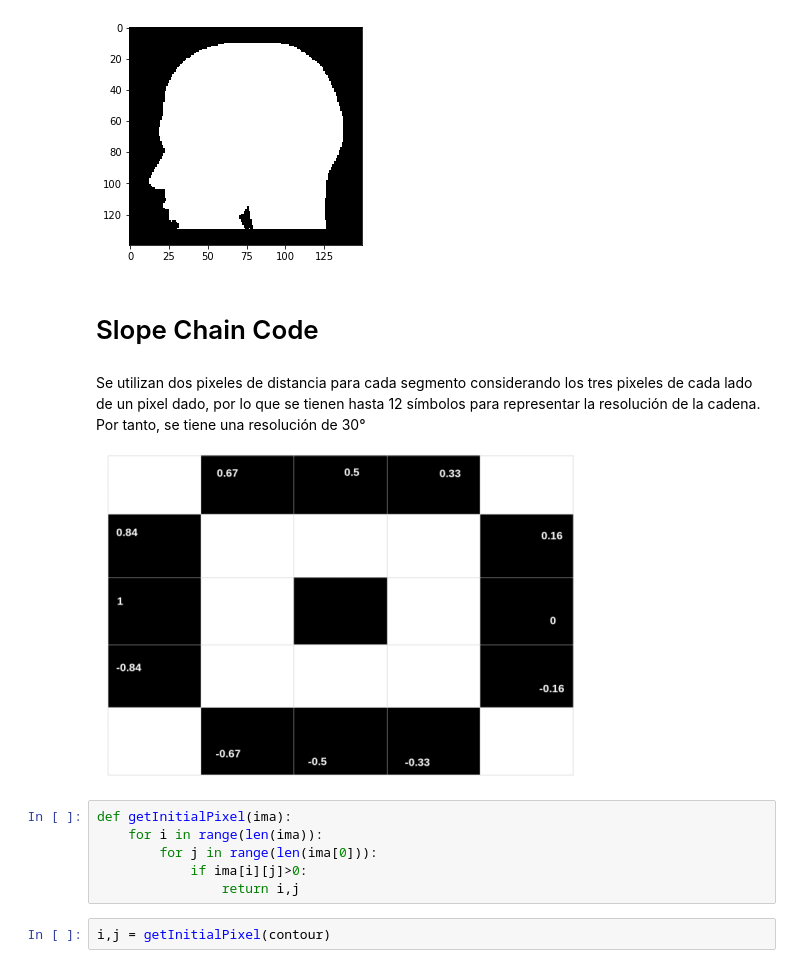
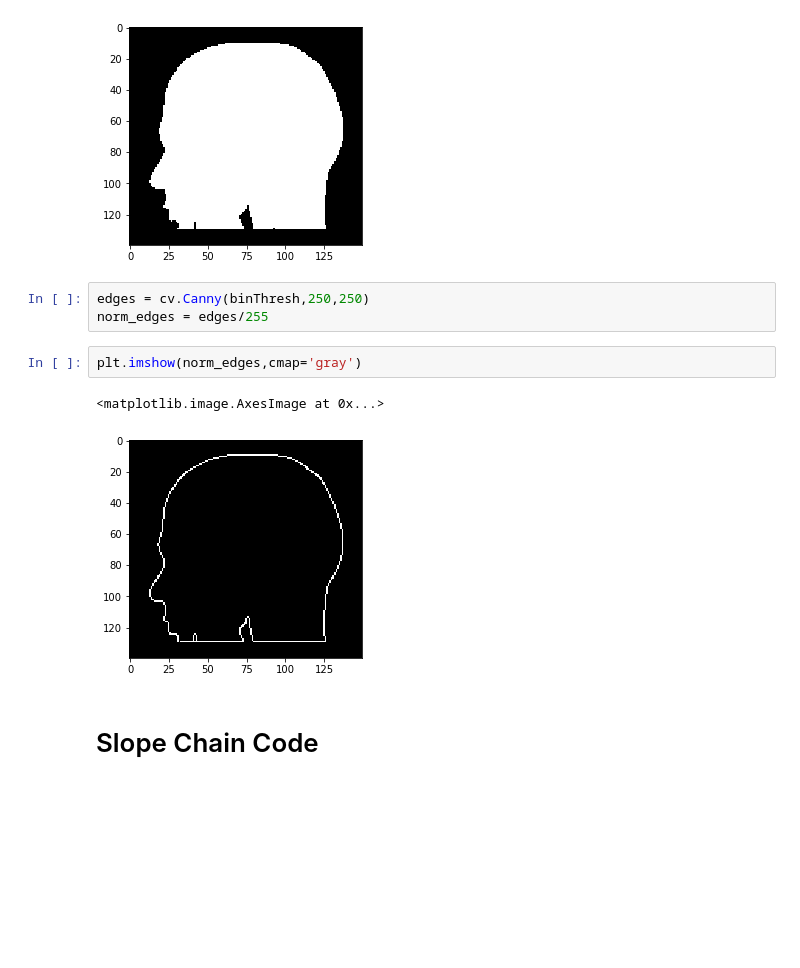
Before and after one commit to dbandala/CV, a Jupyter notebook: slope_chain_code/scc_book.ipynb, the cells around one changed output. Saved outputs shown, nothing was run; the diff lists cells and outputs as text; blank space fills up the shorter version.

```diff
--- a/slope_chain_code/scc_book.ipynb
+++ b/slope_chain_code/scc_book.ipynb
@@ -49,17 +49,13 @@ plt.imshow(contour,cmap='gray')
 # %% [output]
 <matplotlib.image.AxesImage at 0x...>
 [figure]
+# %%
+edges = cv.Canny(binThresh,250,250)
+norm_edges = edges/255
+# %%
+plt.imshow(norm_edges,cmap='gray')
+# %% [output]
+<matplotlib.image.AxesImage at 0x...>
+[figure, added]
 # %% [markdown]
 # Slope Chain Code
-# %% [markdown]
-Se utilizan dos pixeles de distancia para cada segmento considerando los tres pixeles de cada lado de un pixel dado, por lo que se tienen hasta 12 símbolos para representar la resolución de la cadena. Por tanto, se tiene una resolución de 30°
-
-![scc_diagram-3.png](attachment:scc_diagram-3.png)
-# %%
-def getInitialPixel(ima):
-    for i in range(len(ima)):
-        for j in range(len(ima[0])):
-            if ima[i][j]>0:
-                return i,j
-# %%
-i,j = getInitialPixel(contour)
```
Also changed, not shown: parts of 20 cells of this notebook.
